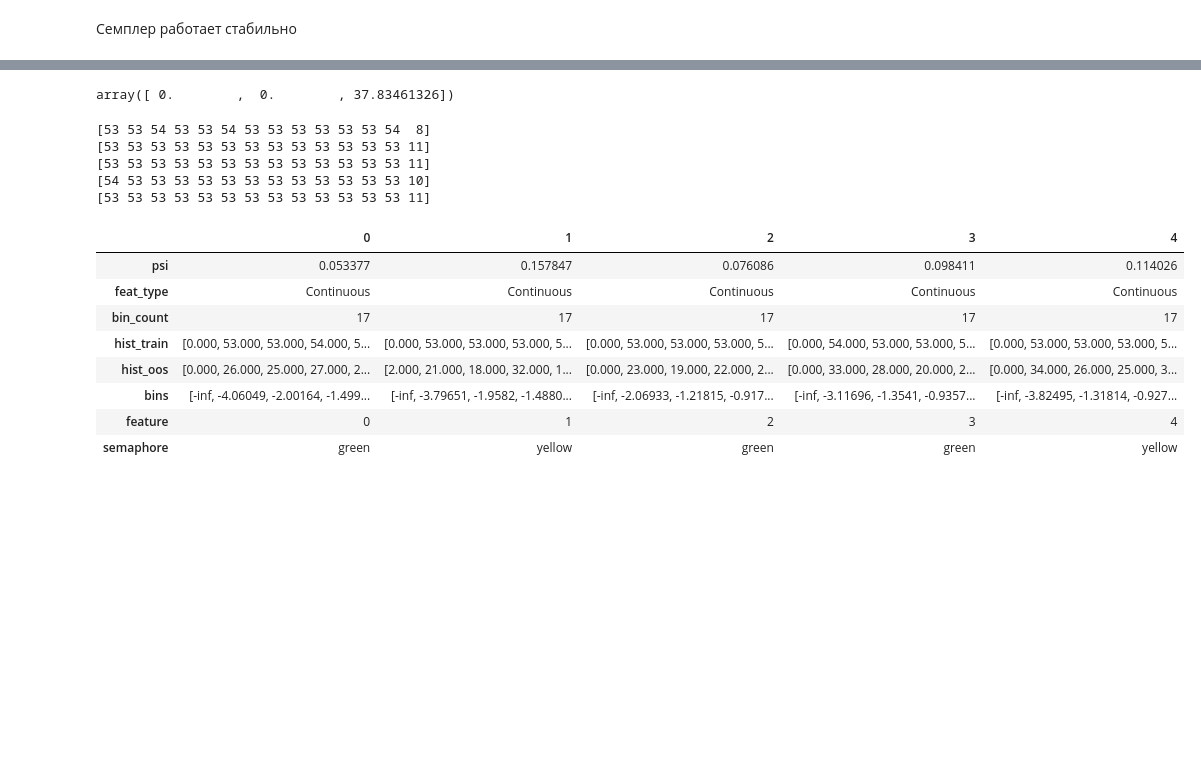
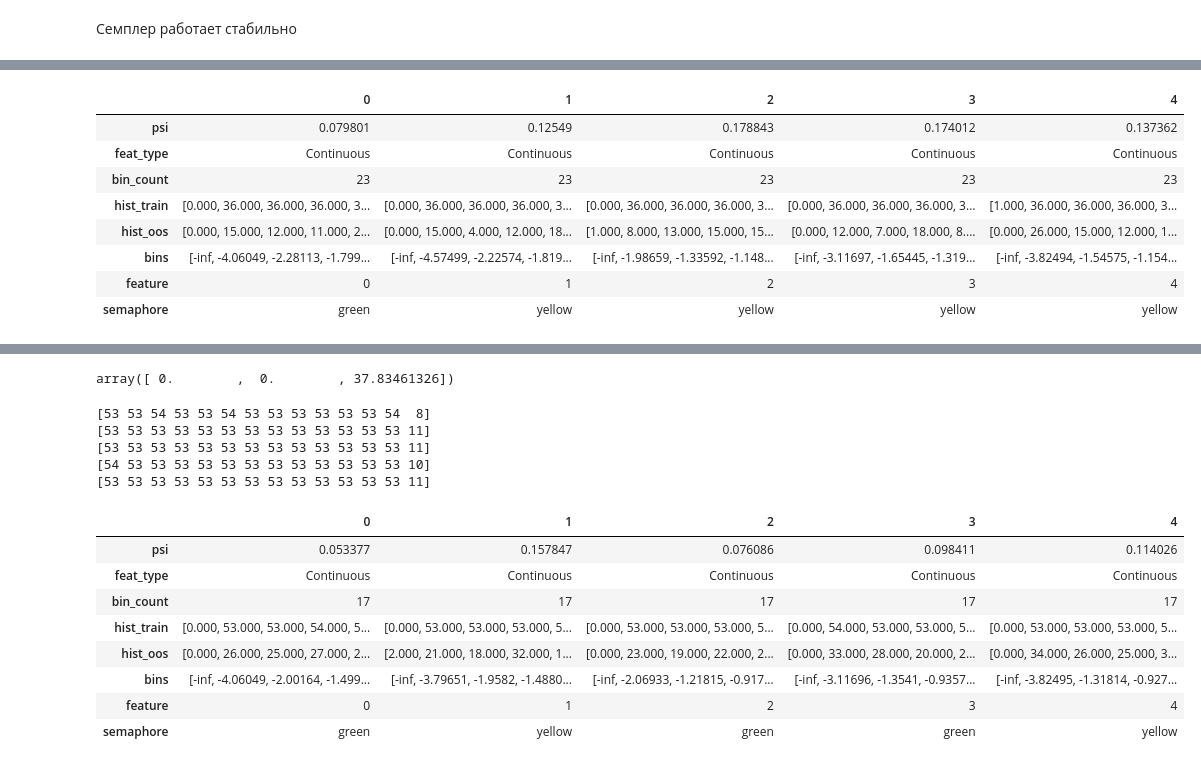
Before and after one commit to SultanovAR/show_vallib, a Jupyter notebook: example.ipynb, the cells around one changed output, grey strips where cells are left out. Cells and saved outputs as stored; diff of their text form; code cells hidden in the pictures; blank space fills up the shorter version.

```diff
--- a/example.ipynb
+++ b/example.ipynb
@@ -165,3 +153,15 @@ dict_keys(['test_1_1', 'test_0_0', 'test_0_0_1'])
+# %%
+res['test_4_2']['result_dataframes']
+# %% [output]
+|  | 0 | 1 | 2 | 3 | 4 |
+| psi | 0.079801 | 0.12549 | 0.178843 | 0.174012 | 0.137362 |
+| feat_type | Continuous | Continuous | Continuous | Continuous | Continuous |
+| bin_count | 23 | 23 | 23 | 23 | 23 |
+| hist_train | [0.000, 36.000, 36.000, 36.000, 3... | [0.000, 36.000, 36.000, 36.000, 3... | [0.000, 36.000, 36.000, 36.000, 3... | [0.000, 36.000, 36.000, 36.000, 3... | [1.000, 36.000, 36.000, 36.000, 3... |
+| hist_oos | [0.000, 15.000, 12.000, 11.000, 2... | [0.000, 15.000, 4.000, 12.000, 18... | [1.000, 8.000, 13.000, 15.000, 15... | [0.000, 12.000, 7.000, 18.000, 8.... | [0.000, 26.000, 15.000, 12.000, 1... |
+| bins | [-inf, -4.06049, -2.28113, -1.799... | [-inf, -4.57499, -2.22574, -1.819... | [-inf, -1.98659, -1.33592, -1.148... | [-inf, -3.11697, -1.65445, -1.319... | [-inf, -3.82494, -1.54575, -1.154... |
+| feature | 0 | 1 | 2 | 3 | 4 |
+| semaphore | green | yellow | yellow | yellow | yellow |
 # %%
 res['test_0_0_1']['result_dataframes'][0]
 # %% [output]
```
Also changed, not shown: parts of 12 cells of this notebook, 10 other files.
